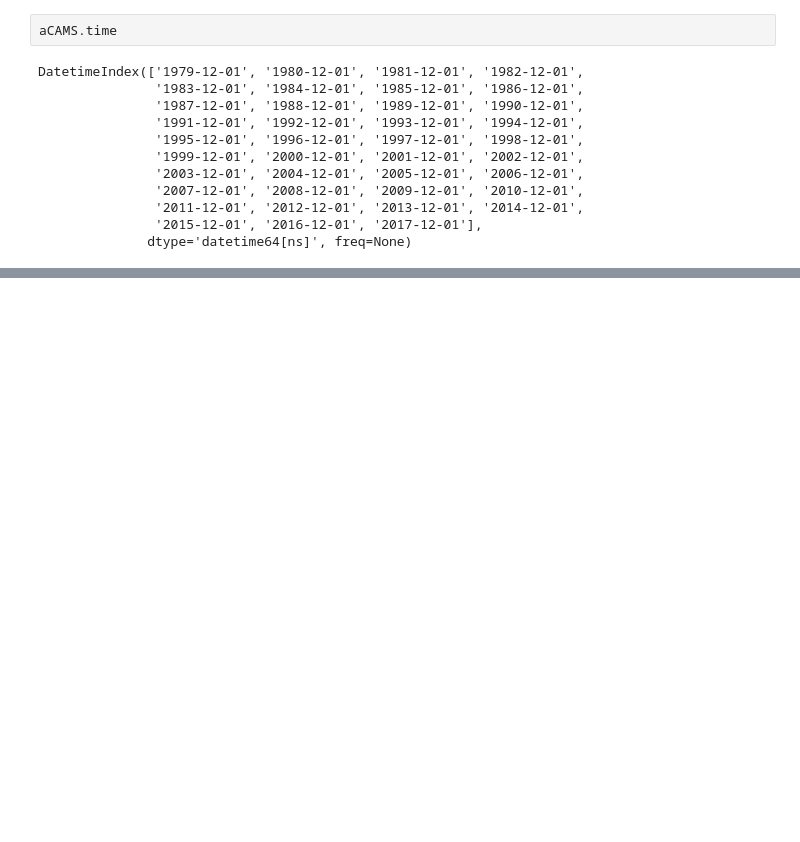
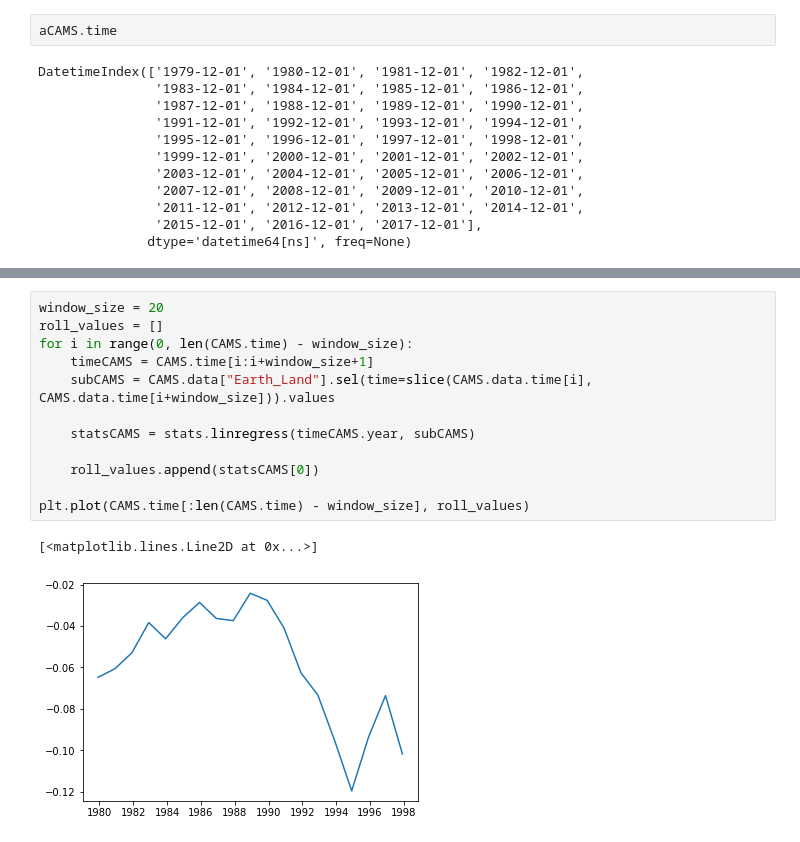
Before and after one commit to rursino/carbon-cycle-feedbacks, a Jupyter notebook: Peylin_flux/Notebooks/INVF_test.ipynb, the cells around one changed output, grey strips where cells are left out. Cells and saved outputs as stored; diff of their text form; blank space fills up the shorter version.

```diff
--- a/Peylin_flux/Notebooks/INVF_test.ipynb
+++ b/Peylin_flux/Notebooks/INVF_test.ipynb
@@ -206,0 +197,15 @@ plt.plot(aCAMS.time, aCAMS.bandpass("Earth_Land", 1/(10*12), deseasonalise_first
+# %%
+window_size = 20
+roll_values = []
+for i in range(0, len(CAMS.time) - window_size):
+    timeCAMS = CAMS.time[i:i+window_size+1]
+    subCAMS = CAMS.data["Earth_Land"].sel(time=slice(CAMS.data.time[i], CAMS.data.time[i+window_size])).values
+
+    statsCAMS = stats.linregress(timeCAMS.year, subCAMS)
+
+    roll_values.append(statsCAMS[0])
+
+plt.plot(CAMS.time[:len(CAMS.time) - window_size], roll_values)
+# %% [output]
+[<matplotlib.lines.Line2D at 0x...>]
+[figure, added]
```
Also changed, not shown: parts of 9 cells of this notebook, 1 other file.
